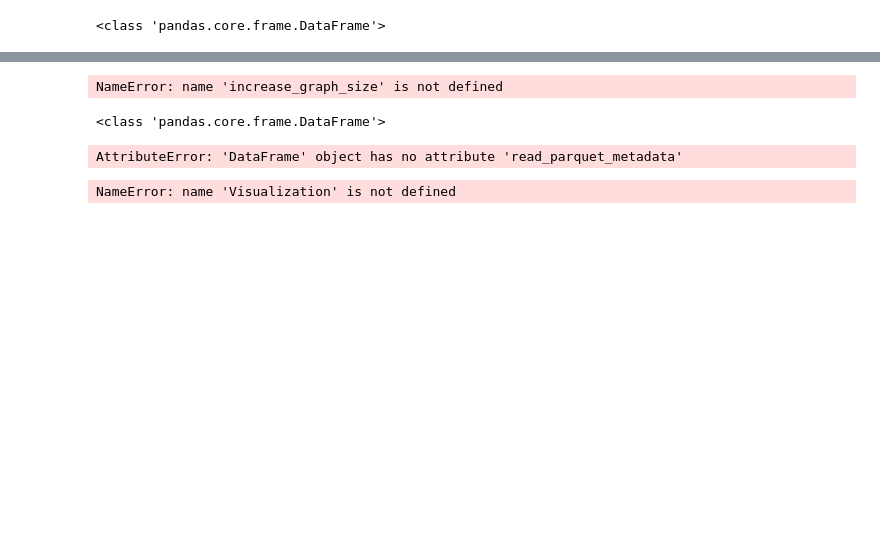
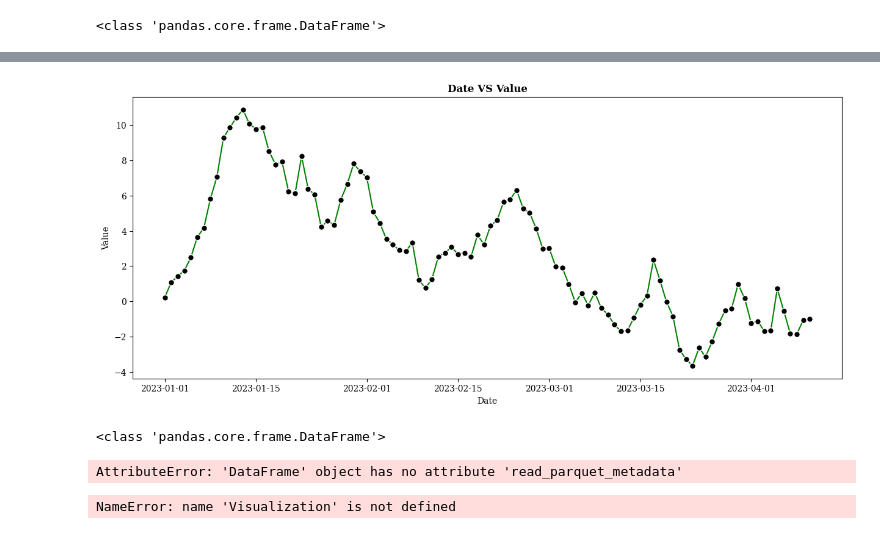
Before and after one commit to Abigor111/SunTzu, a Jupyter notebook: MetadataFunctions.ipynb, the cells around one changed output, grey strips where cells are left out. Drawn from its saved outputs; the diff is of its cells as text; code cells hidden in the pictures; blank space fills up the shorter version.

Commit message:
Updates on Documentation and on the visualization code

```diff
--- a/MetadataFunctions.ipynb
+++ b/MetadataFunctions.ipynb
@@ -308,7 +295,7 @@ def set_marker_settings(size: Union[int, float] = 10, type: str = 'o', color: Un
     plt.rcParams['lines.linewidth'] = outlinewidth
     plt.rcParams['lines.markersize'] = size
 # %%
-def set_title_settings(color: str = 'auto', location: str = 'center', size: Union[int, str] = 'large', weight: str = "bold", pad: Union[int, float] = 6.0):
+def set_title_settings(color: str = 'auto', location: str = 'center', size: int | str = 'large', weight: str = "bold", pad: int | float = 6.0):
     plt.rcParams['axes.titlecolor'] = color
     plt.rcParams['axes.titlelocation'] = location
     plt.rcParams['axes.titlesize'] = size
@@ -338,0 +332,11 @@ def violin_plot(self, x, y, title: str =None, xlabel:str =None, ylabel: str =Non
+# %%
+import pandas as pd
+import numpy as np
+
+# Sample DataFrame for Line Plot
+df_line = pd.DataFrame({
+    'Date': pd.date_range(start='1/1/2023', periods=100),
+    'Value': np.random.randn(100).cumsum()
+})
+
+df_line.head()
@@ -339,6 +350,15 @@ def violin_plot(self, x, y, title: str =None, xlabel:str =None, ylabel: str =Non
+# %%
+def set_line_settings(color: str = "green", linestyle: str ="-", linewidth: int | float = 1.5, marker: str = "None", markeredgecolor: str = 'auto', markeredgewidth: int | float = 1.0, markerfacecolor: str = 'auto', markersize: int | float = 6.0):
+    plt.rcParams['lines.color'] = color
+    plt.rcParams['lines.linestyle'] = linestyle
+    plt.rcParams['lines.linewidth'] = linewidth
+    plt.rcParams['lines.marker'] = marker
+    plt.rcParams['lines.markeredgecolor'] = markeredgecolor
+    plt.rcParams['lines.markeredgewidth'] = markeredgewidth
+    plt.rcParams['lines.markerfacecolor'] = markerfacecolor
+    plt.rcParams['lines.markersize'] = markersize
 # %%
-import matplotlib.pyplot as plt
-def scatter_plot(self, x, y, title: str =None, xlabel:str =None, ylabel: str =None,  rotation_xlabel: int = None, grid=False, legend: bool=True, filename: str =None):
+def lineplot(self: pd.DataFrame , x: pd.Series, y: pd.Series, title: str =None, xlabel:str =None, ylabel: str =None,  rotation_xlabel: int = None, grid=False, legend: bool=True, filename: str =None):
     if xlabel is None:
         xlabel = str(x)
     if ylabel is None:
@@ -355,19 +375,29 @@ def scatter_plot(self, x, y, title: str =None, xlabel:str =None, ylabel: str =No
     if plt.gca().get_legend() is not None and legend:
         if any(label.get_label() for label in plt.gca().get_legend().get_texts()):
             plt.legend()
-    ax.scatter(x=self[x], y=self[y], zorder=2)
+    ax.plot(self[x], self[y], color=plt.rcParams['lines.color'],
+                             linestyle=plt.rcParams['lines.linestyle'],
+                             linewidth=plt.rcParams['lines.linewidth'],
+                             marker=plt.rcParams['lines.marker'],
+                             markeredgecolor=plt.rcParams['lines.markeredgecolor'],
+                             markeredgewidth=plt.rcParams['lines.markeredgewidth'],
+                             markerfacecolor=plt.rcParams['lines.markerfacecolor'],
+                             markersize=plt.rcParams['lines.markersize'],
+                             zorder=2)
     if filename is not None:
         fig.savefig(filename)
     plt.show()
-# %%
-# increase_graph_size(15, 10)
-# set_grid(grid_border=False)
-# set_title_settings(size=24)
-# set_labels_settings(labelsize=20)
-# set_marker_settings(outlinewidth=5)
-violin_plot(data, "Tempo", "Vendas", grid=True)
-# %% [output]
-NameError: name 'increase_graph_size' is not defined
+# %%
+import matplotlib.pyplot as plt
+increase_graph_size(15, 6)
+set_labels_settings()
+set_title_settings()
+# set_grid()
+# reset_settings()
+set_line_settings(marker="o", markerfacecolor="black", markeredgecolor="white", markersize=7)
+lineplot(df_line, "Date", "Value")
+# %% [output]
+[figure, added]
 # %%
 print(type(df))
 df.read_parquet_metadata()
```
Also changed, not shown: parts of 10 cells of this notebook, 12 other files.
